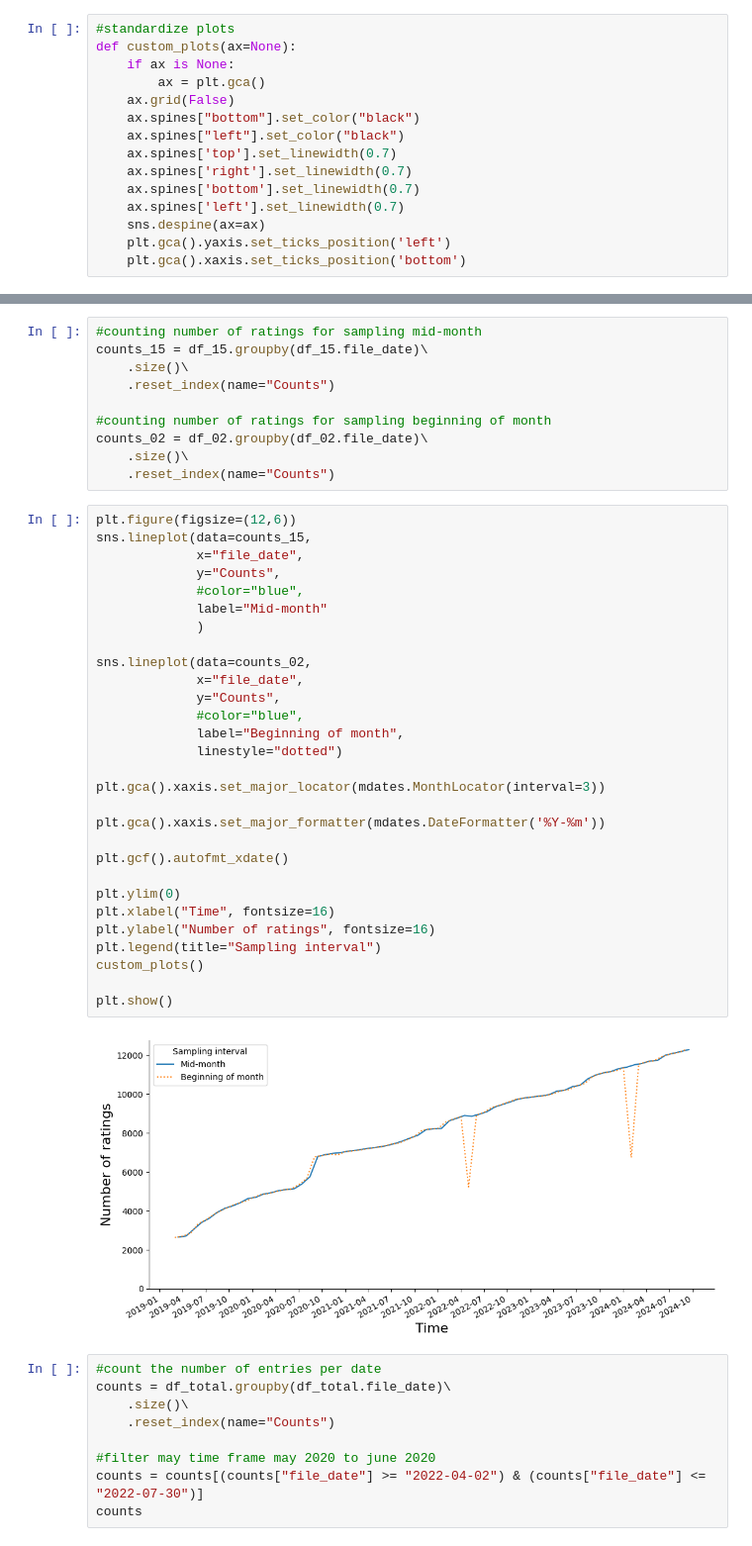
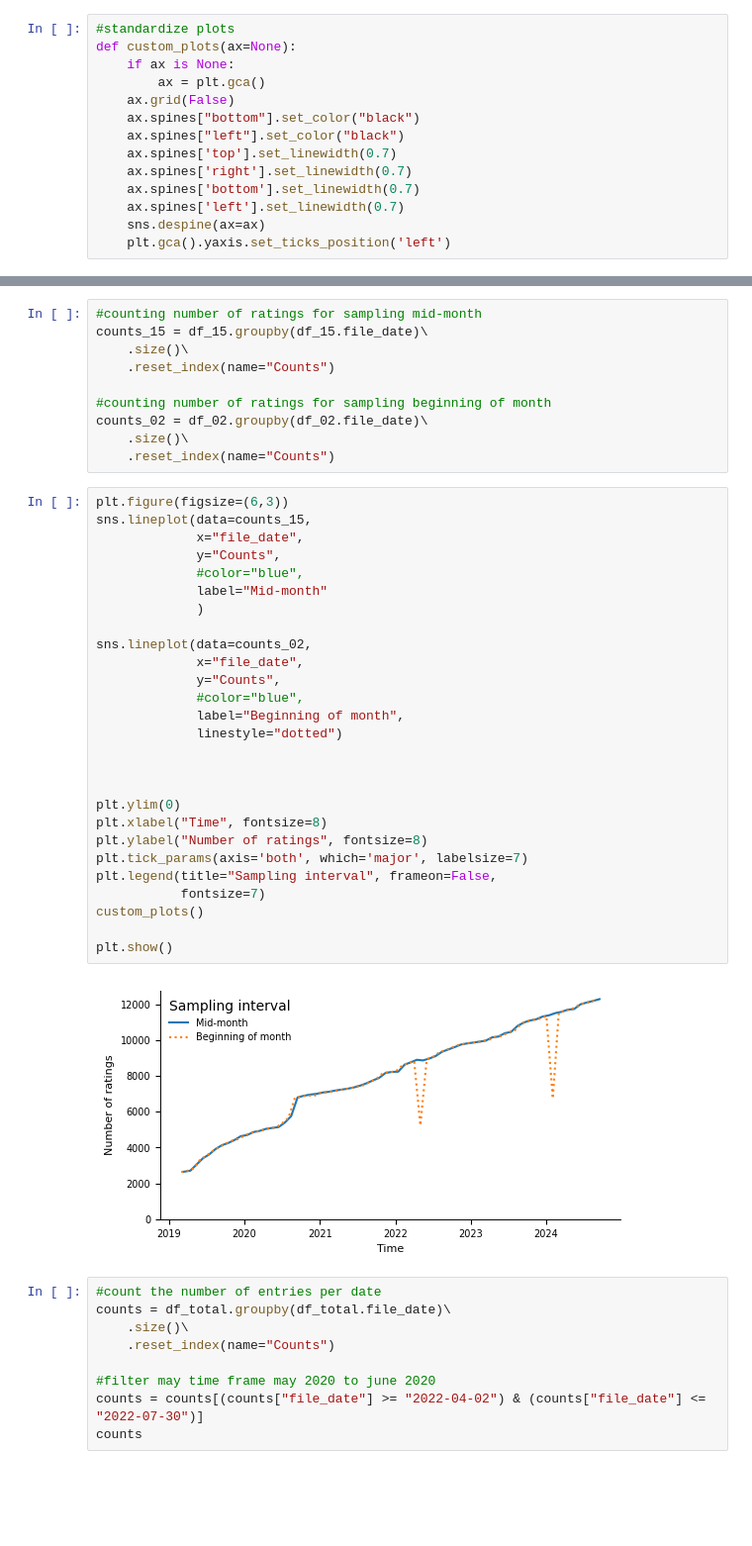
Before and after one commit to julaluehring/newsguard-review-analysis, a Jupyter notebook: describe_trustworthiness.ipynb, the cells around one changed output, grey strips where cells are left out. Shown at 99% size. Cells and saved outputs as stored; diff of their text form; blank space fills up the shorter version.

```diff
--- a/describe_trustworthiness.ipynb
+++ b/describe_trustworthiness.ipynb
@@ -60,7 +60,6 @@ def custom_plots(ax=None):
     ax.spines['left'].set_linewidth(0.7)
     sns.despine(ax=ax)
     plt.gca().yaxis.set_ticks_position('left')
-    plt.gca().xaxis.set_ticks_position('bottom')
 # %% [markdown]
 ## How volatile are trustworthiness ratings?
 # %% [markdown]
@@ -123,36 +122,34 @@ counts_02 = df_02.groupby(df_02.file_date)\
     .size()\
     .reset_index(name="Counts")
 # %%
-plt.figure(figsize=(12,6))
+plt.figure(figsize=(6,3))
 sns.lineplot(data=counts_15,
              x="file_date",
              y="Counts",
              #color="blue",
              label="Mid-month"
              )
 
 sns.lineplot(data=counts_02,
              x="file_date",
              y="Counts",
              #color="blue",
              label="Beginning of month",
              linestyle="dotted")
 
-plt.gca().xaxis.set_major_locator(mdates.MonthLocator(interval=3))
 
-plt.gca().xaxis.set_major_formatter(mdates.DateFormatter('%Y-%m'))
-
-plt.gcf().autofmt_xdate()
 
 plt.ylim(0)
-plt.xlabel("Time", fontsize=16)
-plt.ylabel("Number of ratings", fontsize=16)
-plt.legend(title="Sampling interval")
+plt.xlabel("Time", fontsize=8)
+plt.ylabel("Number of ratings", fontsize=8)
+plt.tick_params(axis='both', which='major', labelsize=7)
+plt.legend(title="Sampling interval", frameon=False,
+           fontsize=7)
 custom_plots()
 
 plt.show()
 # %% [output]
-[figure, old version]
+[figure, new version]
 # %%
 #count the number of entries per date
 counts = df_total.groupby(df_total.file_date)\
```
Also changed, not shown: parts of 32 cells of this notebook.
